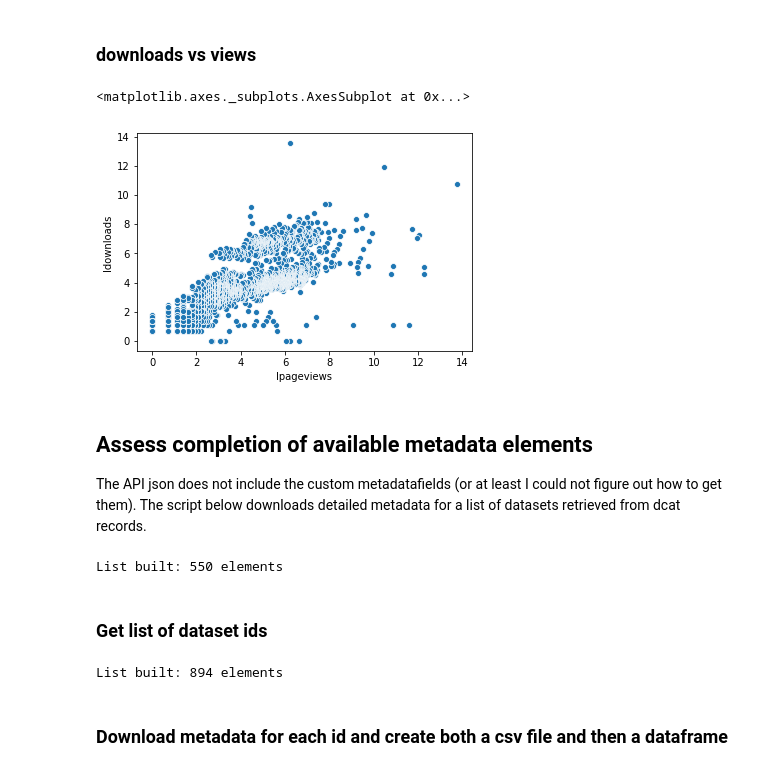
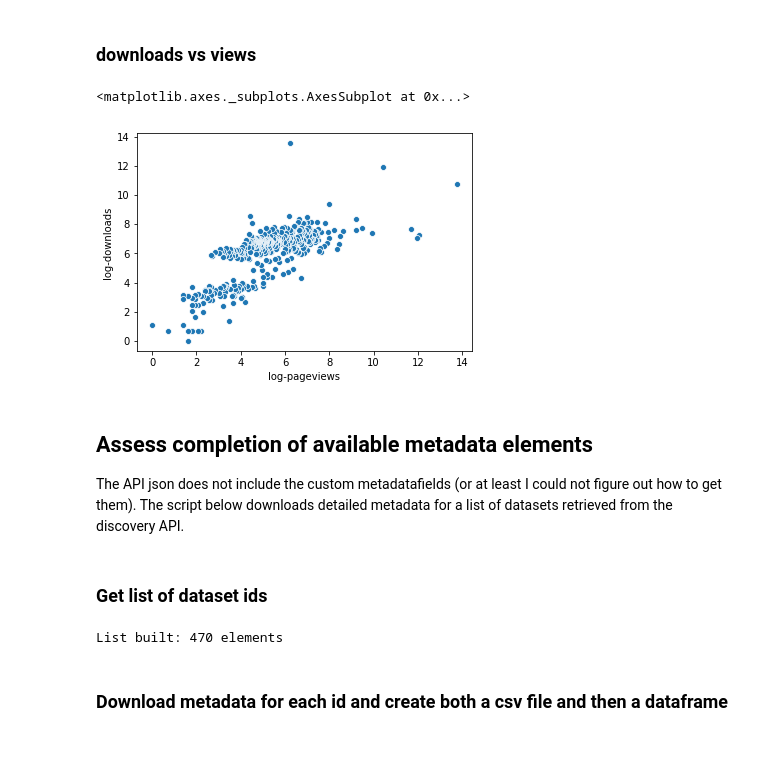
Before and after one commit to OpenDataLiteracy/WSL-AMF, a Jupyter notebook: portal-dashboard/socrata-all-metadata.ipynb, the cells around one changed output. Saved outputs shown, nothing was run; the diff lists cells and outputs as text; code cells hidden in the pictures.

```diff
--- a/portal-dashboard/socrata-all-metadata.ipynb
+++ b/portal-dashboard/socrata-all-metadata.ipynb
@@ -44,0 +49,5 @@ with open("fullWA23July.json", "r") as read_file:
+# %%
+# Using list comprehension to delete dictionary in list that contains 'reportcard'. If you want the full dataset, rerun the above script and change 'dtest' to 'd'.
+# All scripts below use 'd' as the source data
+d = [i for i in dtest if 'reportcard' not in (i['classification']['domain_tags'])]
+len(d)
@@ -77,7 +93,7 @@ dataset
 
 typelist=[] #dim list as a empty list
 
-for c in d['results']:  #d is the dictionary of parsed json
+for c in d:  #d is the dictionary of parsed json
         if len(c['resource']['id'])==9: #Basically, is the identifier legitimate?
             typelist.append(c['resource']['type'])
 
@@ -153,9 +170,9 @@ calendar           2  0.000754
 
 catlist=[] #dim masterlist as a empty list
 
-for i in j['results']:  #d is the dictionary of parsed json
+for i in d:  #d is the dictionary of parsed json
         if len(i['resource']['id'])==9: #Basically, is the identifier legitimate?
-            catlist.append(i['classification'].get('domain_category', 'N/A'))
+            catlist.append(i['classification'].get('domain_category', 'No Value'))
 
 
 catlist.sort()
@@ -231,11 +251,11 @@ Agriculture                             1  0.000377
 downl = []
 views=[]
 
-for i in j['results']:  #j is the dictionary of parsed json
+for i in d:  #d is the dictionary of parsed json
         if len(i['resource']['id'])==9: #Basically, is the identifier legitimate?
             downl.append(i['resource']['download_count'])
 
-for i in j['results']:  #j is the dictionary of parsed json
+for i in d:  #d is the dictionary of parsed json
         if len(i['resource']['id'])==9: #Basically, is the identifier legitimate?
             views.append(i['resource']['page_views']['page_views_total'])
 
@@ -270,58 +289,37 @@ Text(0.5, 0.98, '')
 ### downloads vs views
 # %%
 #Calculate logs for downloads and views, only use where use is greater than 0
+dfusenum = dfuse[dfuse['type']=='dataset']
+dfusenum = dfusenum[dfusenum.downloads > 0]
 dfusenum['downloads'] = pd.to_numeric(dfusenum['downloads'])
 dfusenum['pageviews'] = pd.to_numeric(dfusenum['pageviews'])
-dfusedataset = dfusenum[dfuse['type']=='dataset']
-dfusedataset = dfusenum[dfuse.downloads > 0]
-dfusedataset['lpageviews'] = np.log(dfusedataset.pageviews)
-dfusedataset['ldownloads'] = np.log(dfusedataset.downloads)
-sns.scatterplot('lpageviews', # Horizontal axis
-           'ldownloads', # Vertical axis
+#dfusedataset = dfusenum[dfusenum['type']=='dataset']
+#dfusedataset = dfusenum[dfusenum.downloads > 0]
+dfusedataset = dfusenum  #I'm sure there is a way cleaner way to do this...
+dfusedataset['log-pageviews'] = np.log(dfusenum.pageviews)
+dfusedataset['log-downloads'] = np.log(dfusenum.downloads)
+sns.scatterplot('log-pageviews', # Horizontal axis
+           'log-downloads', # Vertical axis
            data=dfusedataset)
 # %% [output]
 <matplotlib.axes._subplots.AxesSubplot at 0x...>
-[figure, old version]
+[figure, new version]
 # %% [markdown]
 ## Assess completion of available metadata elements
-The API json does not include the custom metadatafields (or at least I could not figure out how to get them).  The script below downloads detailed metadata for a list of datasets retrieved from dcat records.
+The API json does not include the custom metadatafields (or at least I could not figure out how to get them).  The script below downloads detailed metadata for a list of datasets retrieved from the discovery API.
-# %%
-This does not work.  It gets dcat records but only returns about half the available datasets
-
-#Creates a csv file for storage and a dataframe called dfmeta
-
-#r=requests.get(targeturl+"api/dcat.json?$$app_token=OHlDzukOUa15bLYTvOV23hrmX") #build string according to SOCRATA's convention to get public data assets
-#j=json.loads(r.text) #parse the json into a list named j
-
-#dtlist=[] #dim masterlist as a empty list
-
-#for i in j:  #j is the dictionary of parsed json
-#        if len(i['identifier'])==9: #Basically, is the identifier legitimate?
-#            if i.get('format')=='text/csv':  #select only datasets (not pdfs or external links)
-#                uid=i['identifier']
-#                dtlist.append(uid)
-
-
-#dtlist.sort() #sort masterlist
-#print("List built:", len(dtlist),"elements") #print how many elements are in dtlist
-#print(dtlist[0:100]) #See the first hundred if you want to check
-# %% [output]
-List built: 550 elements
 # %% [markdown]
 ### Get list of dataset ids
 # %%
-#Alternate way to get list since the above might be returning weird results
-
 dtlist=[] #dim list as a empty list
 
-for c in d['results']:  #d is the dictionary of parsed json
+for c in d:  #d is the dictionary of parsed json
         if len(c['resource']['id'])==9: #Basically, is the identifier legitimate?
             if c['resource']['type'] == 'dataset':
                 dtlist.append(c['resource']['id'])
 
 print("List built:", len(dtlist),"elements") #print how many elements are in dtlist
 # %% [output]
-List built: 894 elements
+List built: 470 elements
 # %% [markdown]
 ### Download metadata for each id and create both a csv file and then a dataframe
 # %%
```
Also changed, not shown: parts of 39 cells of this notebook.
